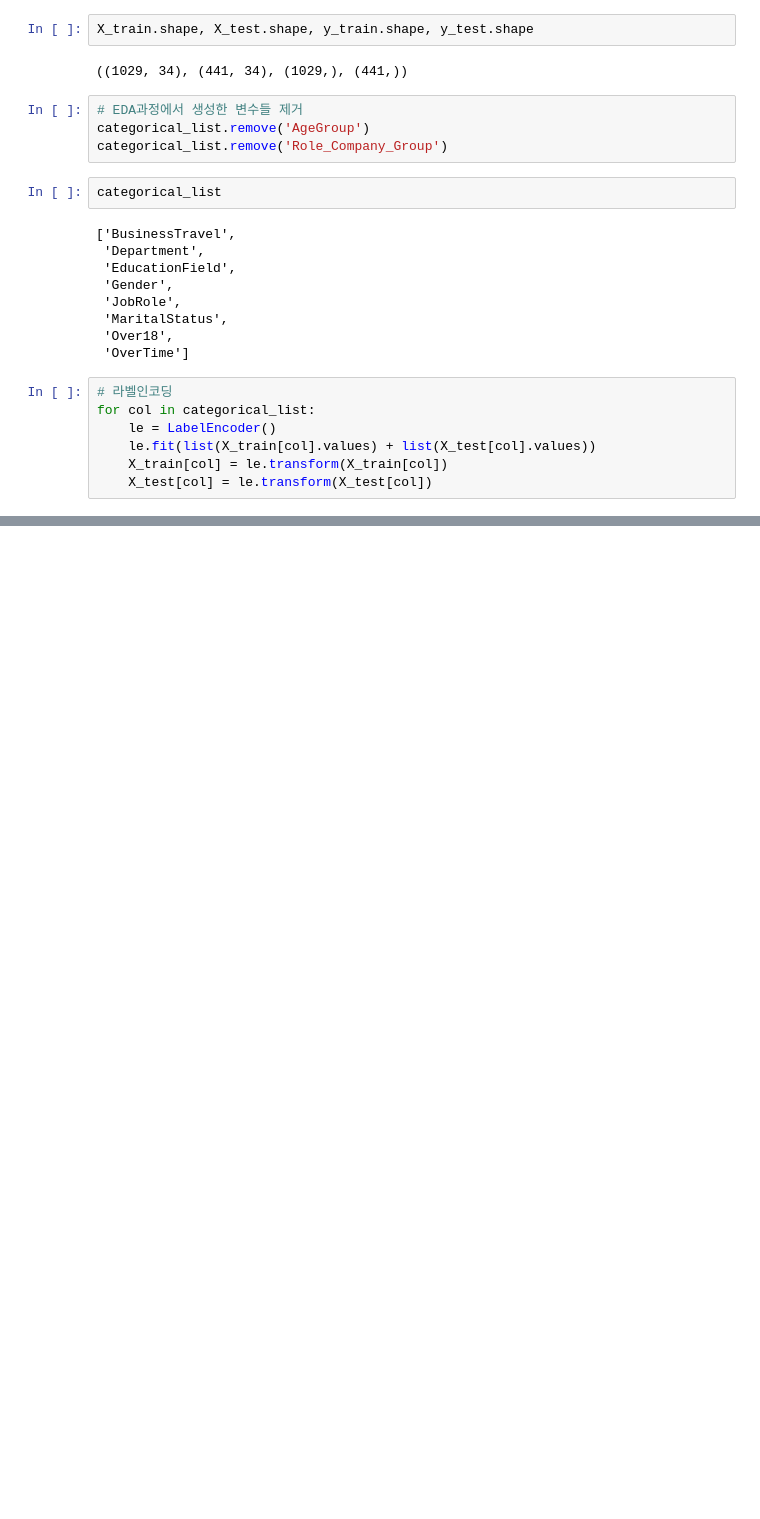
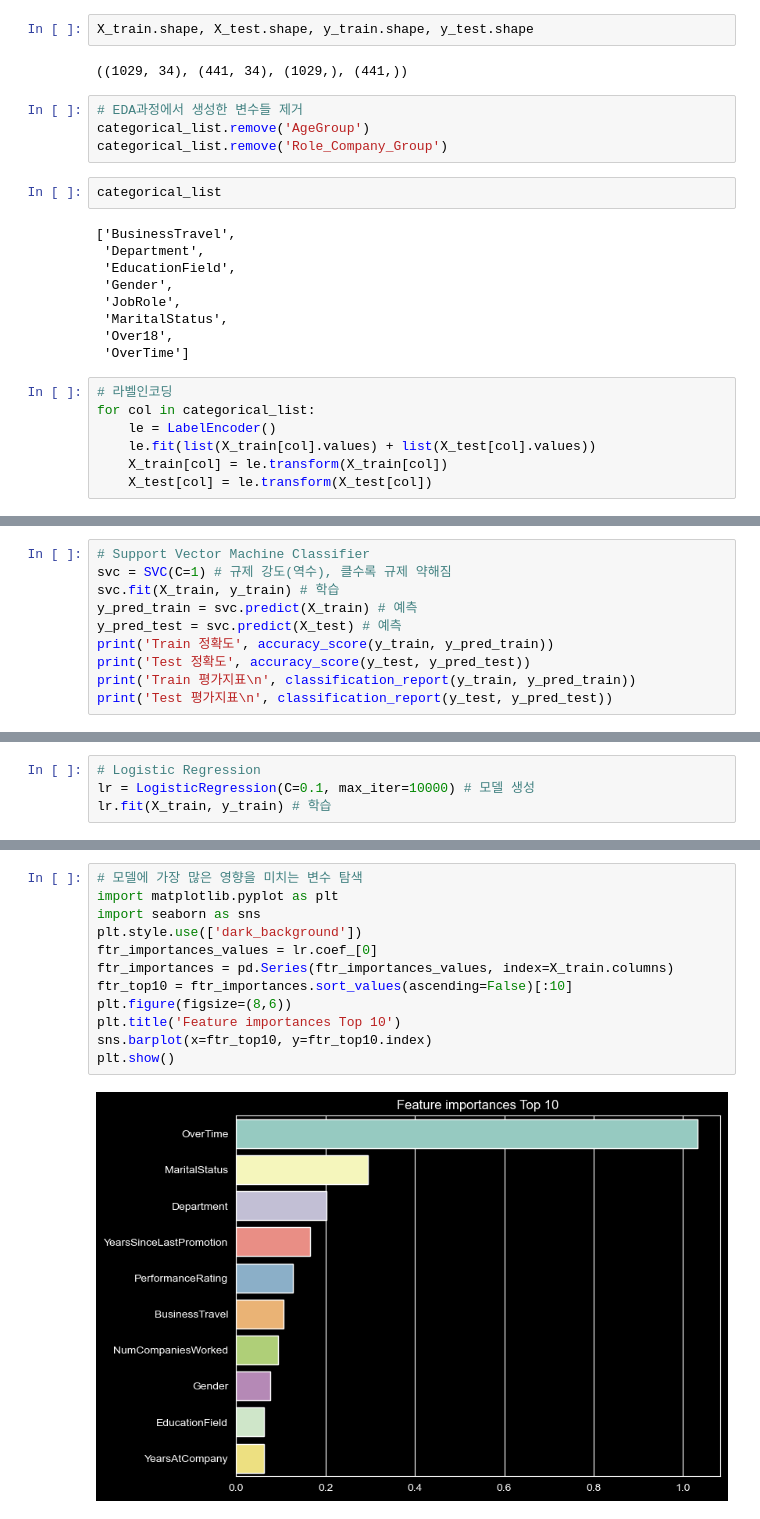
Before and after one commit to pa3757/aischoolpython, a Jupyter notebook: machineLearning/machinelearning02.ipynb, the cells around one changed output, grey strips where cells are left out. Saved outputs shown, nothing was run; the diff lists cells and outputs as text; blank space fills up the shorter version.

```diff
--- a/machineLearning/machinelearning02.ipynb
+++ b/machineLearning/machinelearning02.ipynb
@@ -341,0 +346,10 @@ for col in categorical_list:
+# %%
+# Support Vector Machine Classifier
+svc = SVC(C=1) # 규제 강도(역수), 클수록 규제 약해짐
+svc.fit(X_train, y_train) # 학습
+y_pred_train = svc.predict(X_train) # 예측
+y_pred_test = svc.predict(X_test) # 예측
+print('Train 정확도', accuracy_score(y_train, y_pred_train))
+print('Test 정확도', accuracy_score(y_test, y_pred_test))
+print('Train 평가지표\n', classification_report(y_train, y_pred_train))
+print('Test 평가지표\n', classification_report(y_test, y_pred_test))
@@ -341,0 +374,4 @@ for col in categorical_list:
+# %%
+# Logistic Regression
+lr = LogisticRegression(C=0.1, max_iter=10000) # 모델 생성
+lr.fit(X_train, y_train) # 학습
@@ -341,0 +405,14 @@ for col in categorical_list:
+# %%
+# 모델에 가장 많은 영향을 미치는 변수 탐색
+import matplotlib.pyplot as plt
+import seaborn as sns
+plt.style.use(['dark_background'])
+ftr_importances_values = lr.coef_[0]
+ftr_importances = pd.Series(ftr_importances_values, index=X_train.columns)
+ftr_top10 = ftr_importances.sort_values(ascending=False)[:10]
+plt.figure(figsize=(8,6))
+plt.title('Feature importances Top 10')
+sns.barplot(x=ftr_top10, y=ftr_top10.index)
+plt.show()
+# %% [output]
+[figure, added]
```
Also changed, not shown: parts of 8 cells of this notebook, 4 other files.
